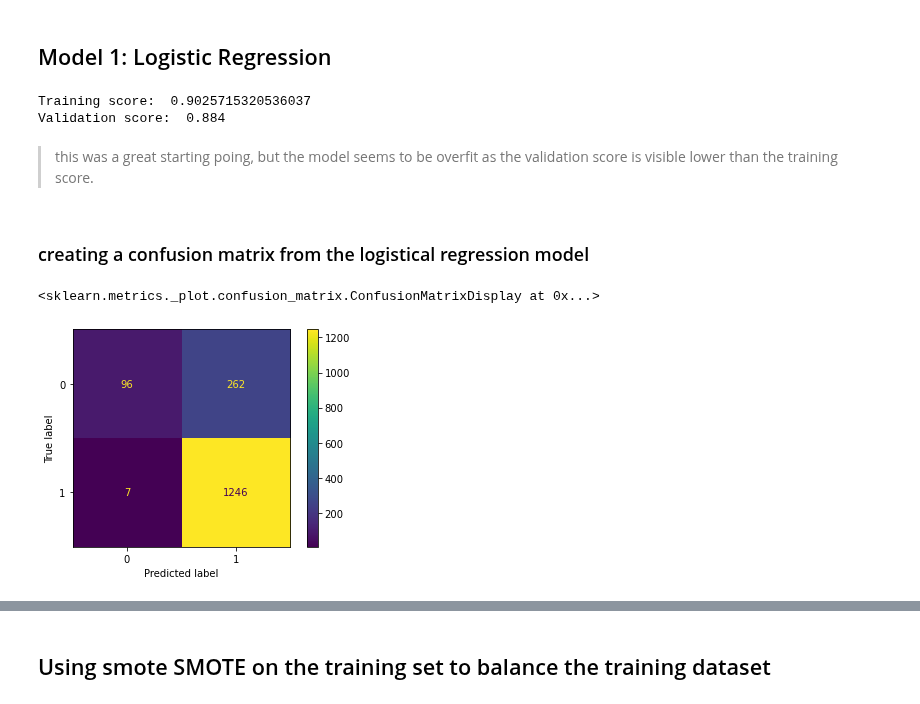
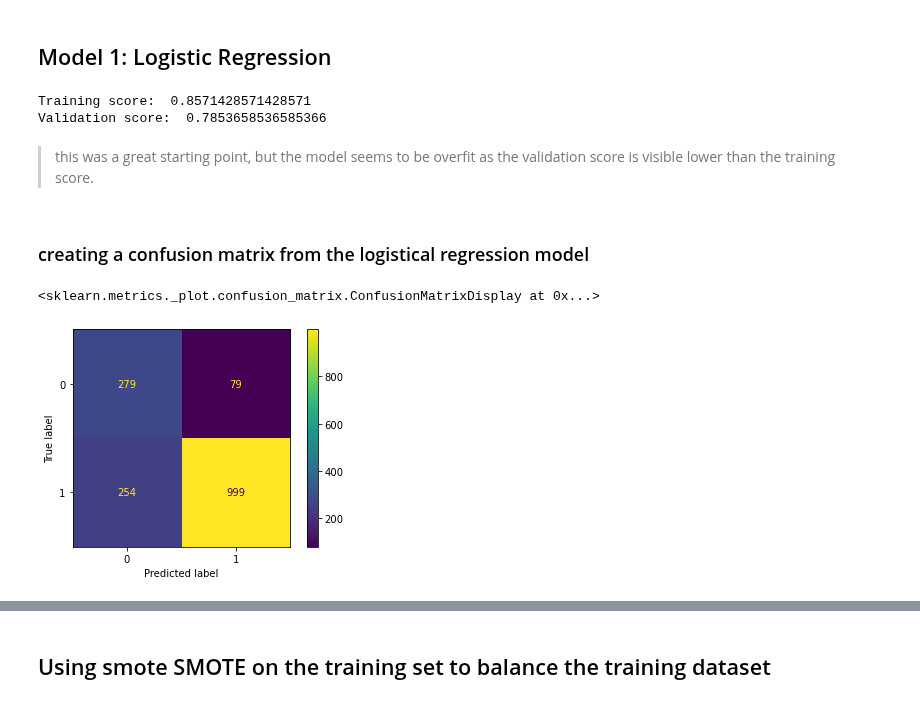
Before and after one commit to jchandleroneal/bsc-phase-three-project, a Jupyter notebook: notebooks/exploratory/chandler/preprocessing_and_modeling.ipynb, the cells around one changed output, grey strips where cells are left out. Saved outputs shown, nothing was run; the diff lists cells and outputs as text; code cells hidden in the pictures.

```diff
--- a/notebooks/exploratory/chandler/preprocessing_and_modeling.ipynb
+++ b/notebooks/exploratory/chandler/preprocessing_and_modeling.ipynb
@@ -139,19 +139,19 @@ def modeling_function(model, X_train, y_train, X_val, y_val):
     return model
 # %%
 # call modeling function
-logreg_1 = modeling_function(logreg, X_train_encoded_df, y_train, X_val_encoded_df, y_val)
+logreg_1 = modeling_function(logreg1, X_train_encoded_df, y_train, X_val_encoded_df, y_val)
 # %% [output]
-Training score:  0.9025715320536037
-Validation score:  0.884
+Training score:  0.8571428571428571
+Validation score:  0.7853658536585366
 # %% [markdown]
->this was a great starting poing, but the model seems to be overfit as the validation score is visible lower than the training score.
+>this was a great starting point, but the model seems to be overfit as the validation score is visible lower than the training score.
 # %% [markdown]
 ### creating a confusion matrix from the logistical regression model
 # %%
-plot_confusion_matrix(logreg, X_train_encoded_df, y_train)
+plot_confusion_matrix(logreg_1, X_train_encoded_df, y_train)
 # %% [output]
 <sklearn.metrics._plot.confusion_matrix.ConfusionMatrixDisplay at 0x...>
-[figure, old version]
+[figure, new version]
 # %%
 #there is a visible imbalance within the data set which could be improved by using SMOTE
 y_train.value_counts()
```
Also changed, not shown: parts of 10 cells of this notebook, 1 other file.
